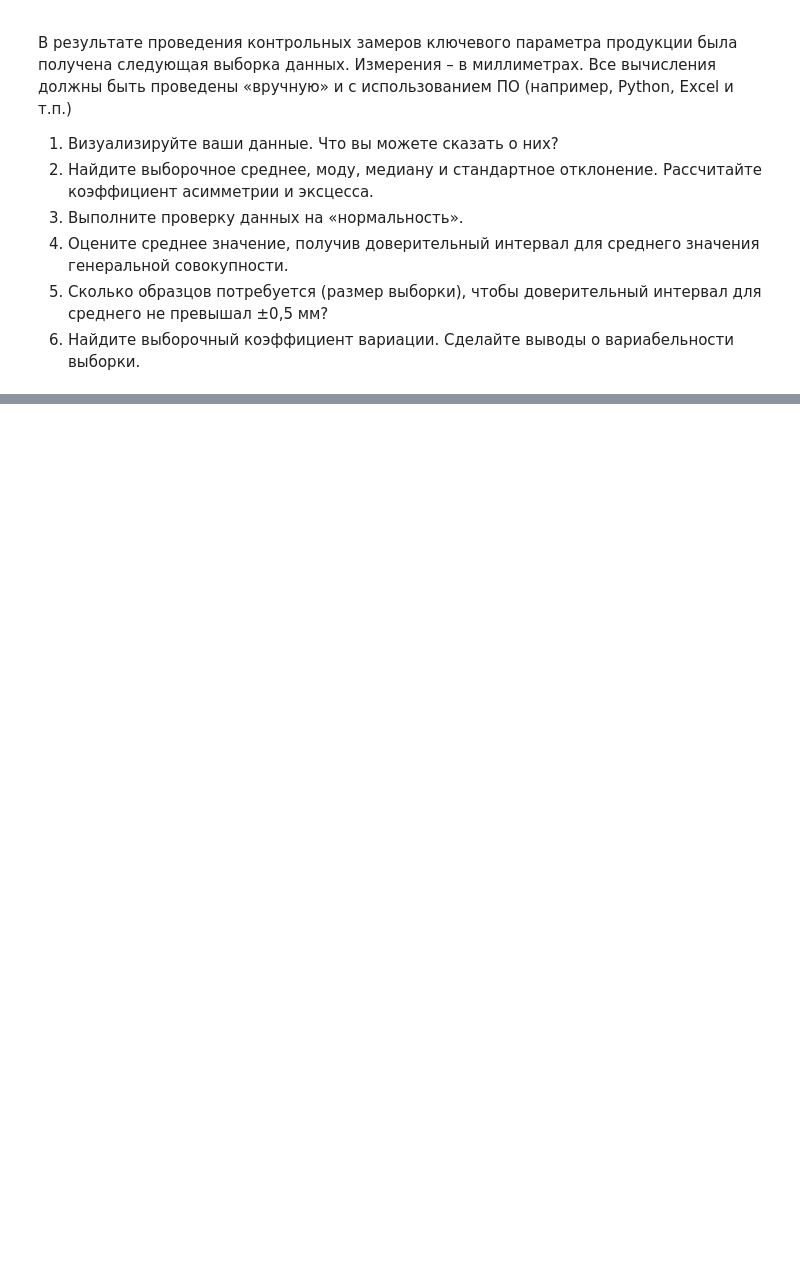
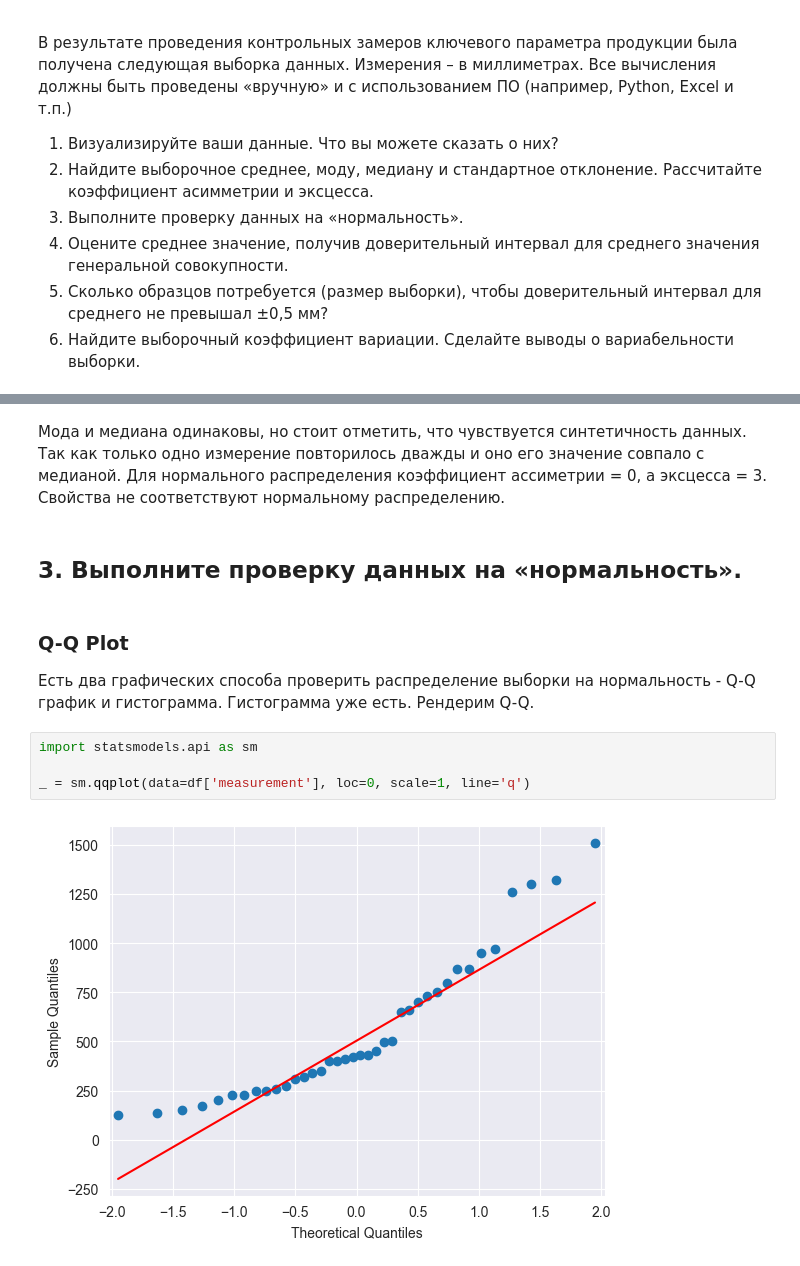
Before and after one commit to Hjklvfr/DataAnalysisMethods, a Jupyter notebook: notebooks/lab1.ipynb, the cells around one changed output, grey strips where cells are left out. Cells and saved outputs as stored; diff of their text form; blank space fills up the shorter version.

```diff
--- a/notebooks/lab1.ipynb
+++ b/notebooks/lab1.ipynb
@@ -18,0 +103,17 @@ bar
+# %% [markdown]
+Мода и медиана одинаковы, но стоит отметить, что чувствуется синтетичность данных. Так как только одно измерение повторилось дважды и оно его значение совпало с медианой.
+Для нормального распределения коэффициент ассиметрии = 0, а эксцесса = 3. Свойства не соответствуют нормальному распределению.
+# %% [markdown]
+## 3. Выполните проверку данных на «нормальность».
+# %% [markdown]
+### Q-Q Plot
+
+Есть два графических способа проверить распределение выборки на нормальность - Q-Q график и гистограмма.
+Гистограмма уже есть.
+Рендерим Q-Q.
+# %%
+import statsmodels.api as sm
+
+_ = sm.qqplot(data=df['measurement'], loc=0, scale=1, line='q')
+# %% [output]
+[figure, added]
```
Also changed, not shown: parts of 35 cells of this notebook, 9 other files.
